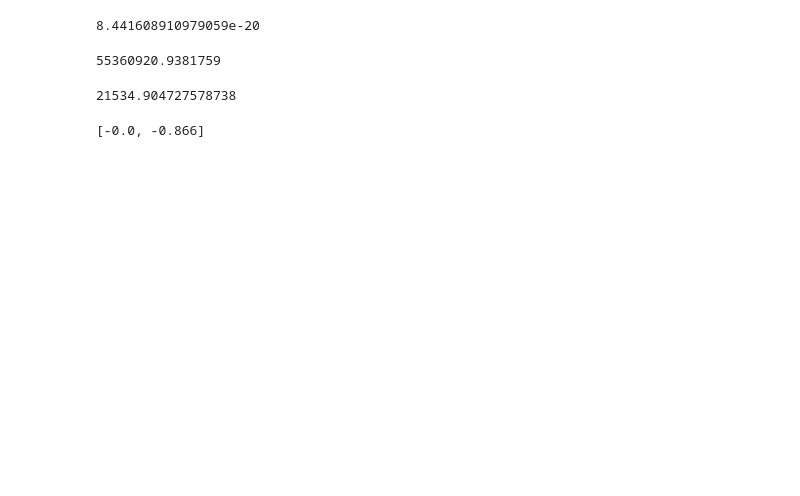
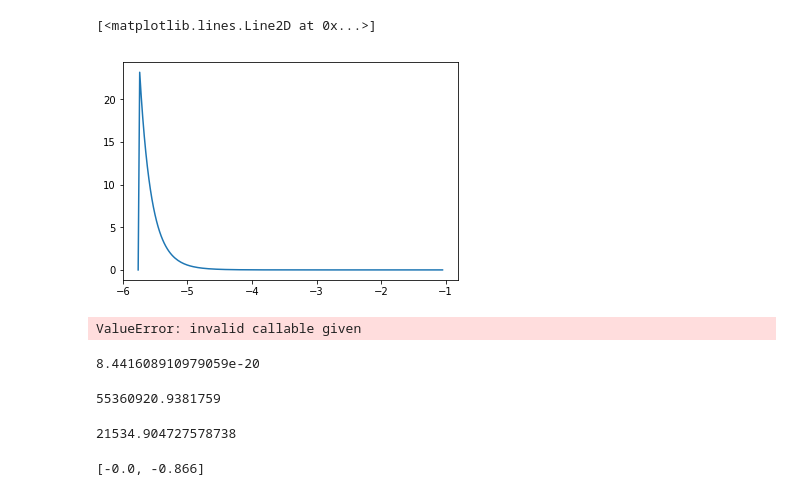
Before and after one commit to 13601121899/GWtoolbox_pathfinder, a Jupyter notebook: SNR_neutron.ipynb, the cells around one changed output. Drawn from its saved outputs; the diff is of its cells as text; code cells hidden in the pictures; blank space fills up the shorter version.

```diff
--- a/SNR_neutron.ipynb
+++ b/SNR_neutron.ipynb
@@ -15,6 +19,8 @@ plt.plot(freq,noise1,'k-')#,freq,noise2,'r-',freq,noise3,'b-')
 # %%
 def Sn(f):
-    return np.interp(f,freq,noise1**2)
+    return np.interp(f,freq,noise3**2)
+def SnLIGO(f):
+    return np.interp(f,LIGO[:,0],LIGO[:,1]**2)
 # %%
 import scipy as sci
 # %%
@@ -163,12 +186,12 @@ def gamma(f,M1,M2,chi1,chi2): # the input value is with unit Hz
 # %%
 M0=1.5
 chi0=0
-D0=1e3 # in order of Kpc
+D0=1e3 # in unit of Kpc
 factor=2.0*M0*15.4787466e-6 #second;
 def INT(y):
         fp=np.exp(y)
         result=fp*gamma(fp/factor,M0,M0,chi0,chi0)[0]**2/Sn(fp/factor)
-        return result*1e-48
+        return result
 f0=np.pi*1e-3
 delta=(M0-M0)/(2.0*M0); # delta is independent with the total mass
 chi=chi0
@@ -196,3 +228,15 @@ rho=np.sqrt(rhosq)
+# %%
+YY=np.linspace(ylow,yhigh,200)
+ZZ=[INT(y) for y in YY]
+plt.yscale('linear')
+plt.plot(YY,ZZ)
+# %% [output]
+[<matplotlib.lines.Line2D at 0x...>]
+[figure, added]
+# %%
+sci.integrate.quad(INT,ylow,yhigh)
+# %% [output]
+ValueError: invalid callable given
 # %%
 # Y=np.linspace(-5.,-1.)
 # IN=[INT(y) for y in Y]
```
Also changed, not shown: parts of 7 cells of this notebook, 1 other file.
